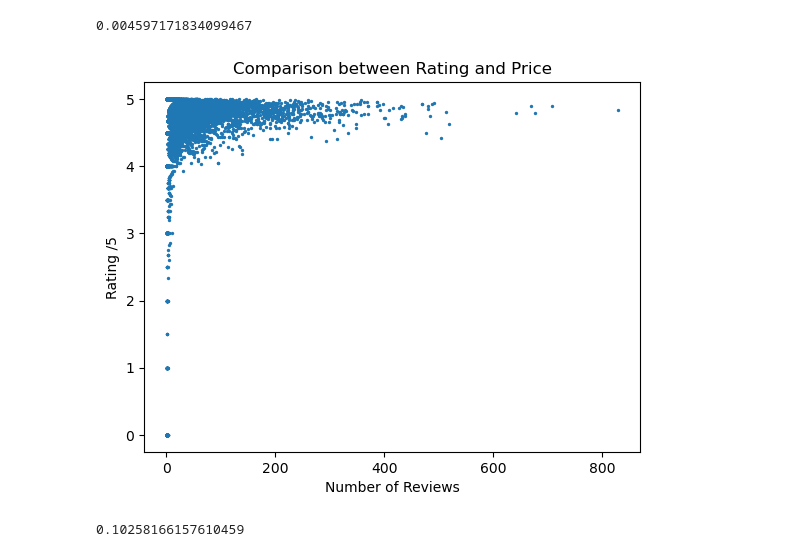
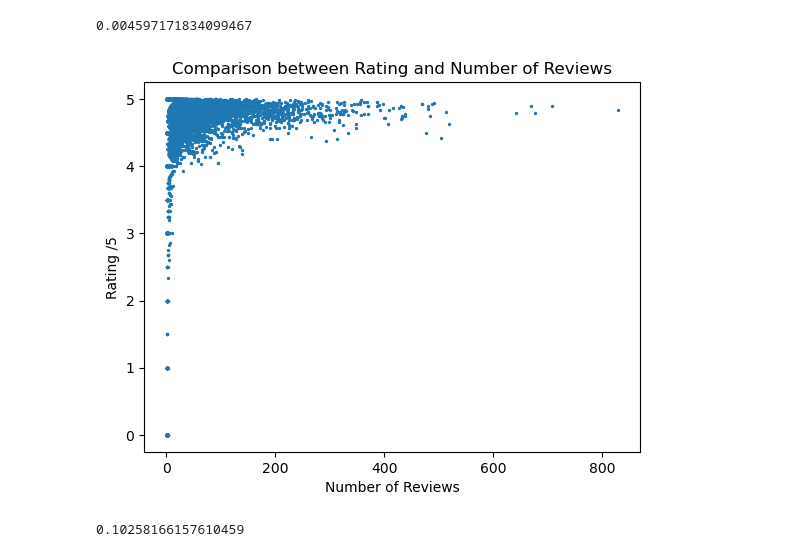
Before and after one commit to ankitverma-av/Airbnb-project1, a Jupyter notebook: Group4Project1.ipynb, the cells around one changed output. Cells and saved outputs as stored; diff of their text form; code cells hidden in the pictures.

```diff
--- a/Group4Project1.ipynb
+++ b/Group4Project1.ipynb
@@ -507,13 +507,13 @@ Airbnb_listings_final_df['price'].corr(Airbnb_listings_final_df['review_scores_r
 # %%
 # The graph below compares how many reviews an AirBNB received on the x axis and its review score rating on the y axis
 # This graph shows that, while most AirBNBs have fewer than 200 reviews, the ones with more reviews consistently score higher
 Airbnb_listings_final_df.plot(x = 'number_of_reviews',y = 'review_scores_rating', kind = 'scatter', s = 2)
 plt.xlabel("Number of Reviews")
 plt.ylabel("Rating /5")
-plt.title("Comparison between Rating and Price")
+plt.title("Comparison between Rating and Number of Reviews")
 plt.show()
 # %% [output]
-[figure, old version]
+[figure, new version]
 # %%
 # In this cell, we double check that there is no correlation between days booked and reviews
 Airbnb_listings_final_df['number_of_reviews'].corr(Airbnb_listings_final_df['review_scores_rating'])
```
